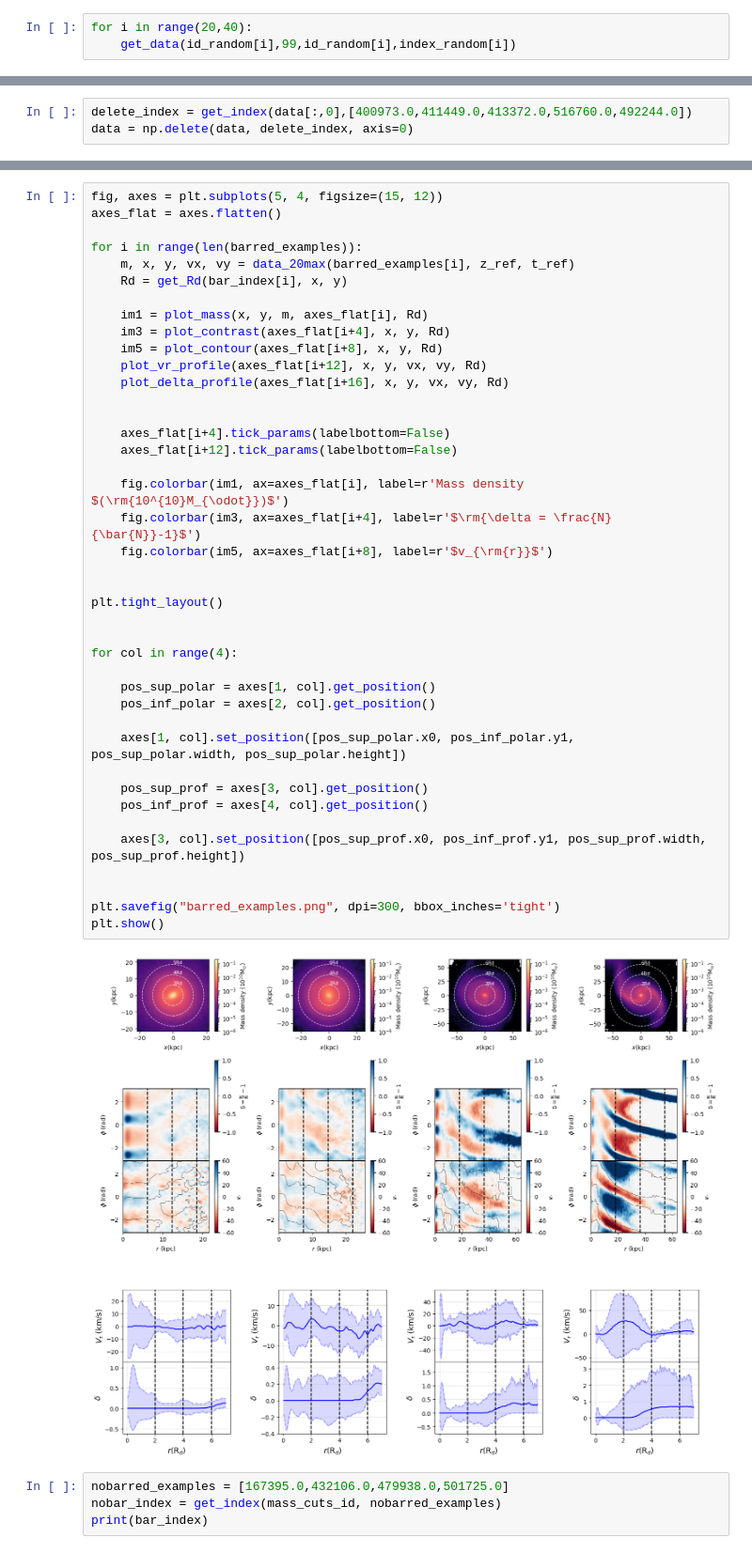
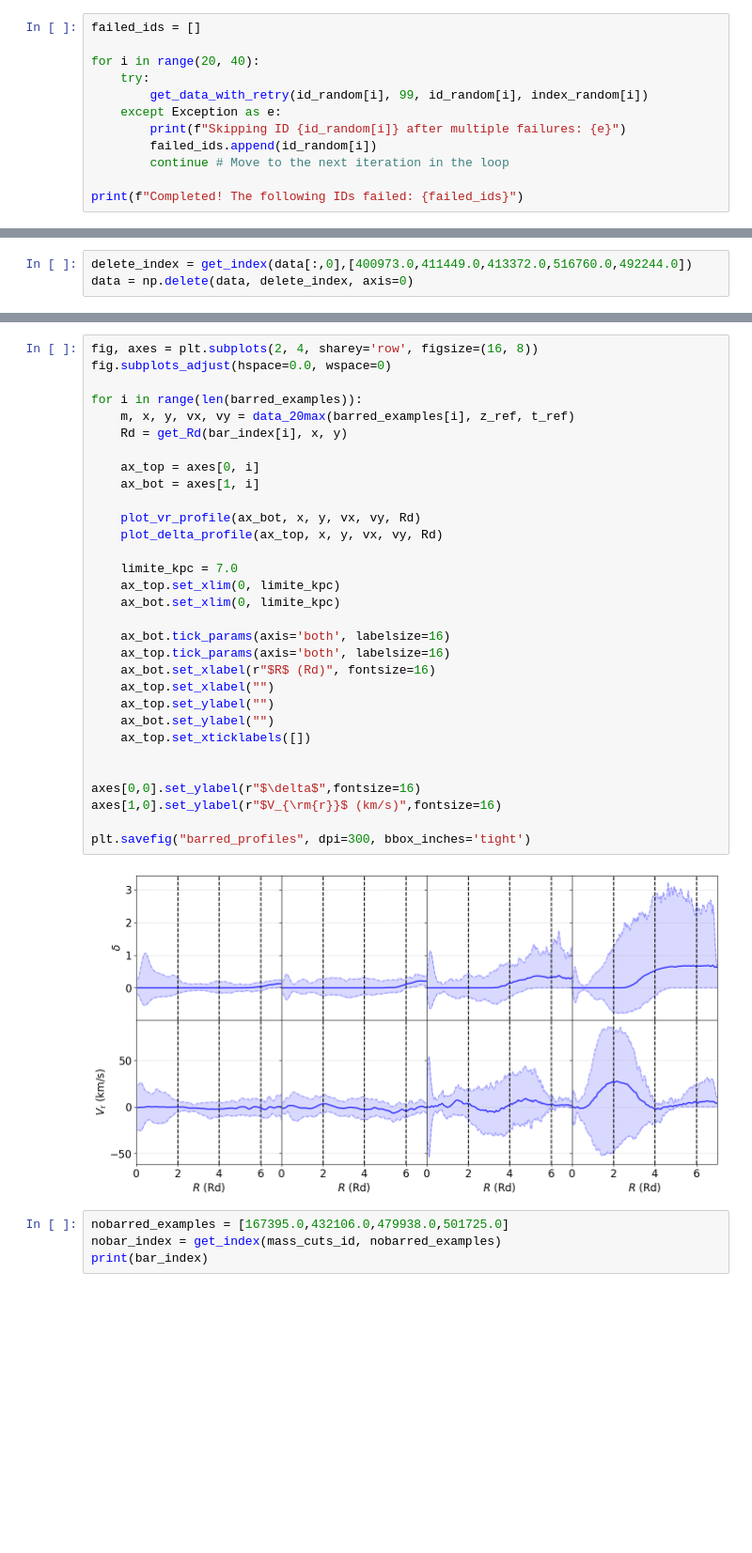
Before and after one commit to Alverd02/Kinematic-Signatures-of-Bars-and-Spirals-in-TNG50-Galaxies, a Jupyter notebook: Multiple galaxies.ipynb, the cells around one changed output, grey strips where cells are left out. Shown at 94% size. Saved outputs shown, nothing was run; the diff lists cells and outputs as text; blank space fills up the shorter version.

Commit message:
Plot fixes

```diff
--- a/Multiple galaxies.ipynb
+++ b/Multiple galaxies.ipynb
@@ -777,5 +779,14 @@ print(len(id_random),len(index_random))
 # %% [output]
 40 40
 # %%
-for i in range(20,40):
-    get_data(id_random[i],99,id_random[i],index_random[i])
+failed_ids = []
+
+for i in range(20, 40):
+    try:
+        get_data_with_retry(id_random[i], 99, id_random[i], index_random[i])
+    except Exception as e:
+        print(f"Skipping ID {id_random[i]} after multiple failures: {e}")
+        failed_ids.append(id_random[i])
+        continue # Move to the next iteration in the loop
+
+print(f"Completed! The following IDs failed: {failed_ids}")
@@ -1213,46 +1300,36 @@ plt.savefig("barred_examples.png", dpi=300, bbox_inches='tight')
 # %%
-fig, axes = plt.subplots(5, 4, figsize=(15, 12))
-axes_flat = axes.flatten()
+fig, axes = plt.subplots(2, 4, sharey='row', figsize=(16, 8))
+fig.subplots_adjust(hspace=0.0, wspace=0)
 
 for i in range(len(barred_examples)):
     m, x, y, vx, vy = data_20max(barred_examples[i], z_ref, t_ref)
     Rd = get_Rd(bar_index[i], x, y)
 
-    im1 = plot_mass(x, y, m, axes_flat[i], Rd)
-    im3 = plot_contrast(axes_flat[i+4], x, y, Rd)
-    im5 = plot_contour(axes_flat[i+8], x, y, Rd)
-    plot_vr_profile(axes_flat[i+12], x, y, vx, vy, Rd)
-    plot_delta_profile(axes_flat[i+16], x, y, vx, vy, Rd)
+    ax_top = axes[0, i]
+    ax_bot = axes[1, i]
+
+    plot_vr_profile(ax_bot, x, y, vx, vy, Rd)
+    plot_delta_profile(ax_top, x, y, vx, vy, Rd)
+
+    limite_kpc = 7.0
+    ax_top.set_xlim(0, limite_kpc)
+    ax_bot.set_xlim(0, limite_kpc)
+
+    ax_bot.tick_params(axis='both', labelsize=16)
+    ax_top.tick_params(axis='both', labelsize=16)
+    ax_bot.set_xlabel(r"$R$ (Rd)", fontsize=16)
+    ax_top.set_xlabel("")
+    ax_top.set_ylabel("")
+    ax_bot.set_ylabel("")
+    ax_top.set_xticklabels([])
 
 
-    axes_flat[i+4].tick_params(labelbottom=False)
-    axes_flat[i+12].tick_params(labelbottom=False)
+axes[0,0].set_ylabel(r"$\delta$",fontsize=16)
+axes[1,0].set_ylabel(r"$V_{\rm{r}}$ (km/s)",fontsize=16)
 
-    fig.colorbar(im1, ax=axes_flat[i], label=r'Mass density $(\rm{10^{10}M_{\odot}})$')
-    fig.colorbar(im3, ax=axes_flat[i+4], label=r'$\rm{\delta = \frac{N}{\bar{N}}-1}$')
-    fig.colorbar(im5, ax=axes_flat[i+8], label=r'$v_{\rm{r}}$')
-
-
-plt.tight_layout()
-
-
-for col in range(4):
-
-    pos_sup_polar = axes[1, col].get_position()
-    pos_inf_polar = axes[2, col].get_position()
-
-    axes[1, col].set_position([pos_sup_polar.x0, pos_inf_polar.y1, pos_sup_polar.width, pos_sup_polar.height])
-
-    pos_sup_prof = axes[3, col].get_position()
-    pos_inf_prof = axes[4, col].get_position()
-
-    axes[3, col].set_position([pos_sup_prof.x0, pos_inf_prof.y1, pos_sup_prof.width, pos_sup_prof.height])
-
-
-plt.savefig("barred_examples.png", dpi=300, bbox_inches='tight')
-plt.show()
+plt.savefig("barred_profiles", dpi=300, bbox_inches='tight')
 # %% [output]
-[figure, old version]
+[figure, new version]
 # %%
 nobarred_examples = [167395.0,432106.0,479938.0,501725.0]
 nobar_index = get_index(mass_cuts_id, nobarred_examples)
```
Also changed, not shown: parts of 12 cells of this notebook, 8 other files.
